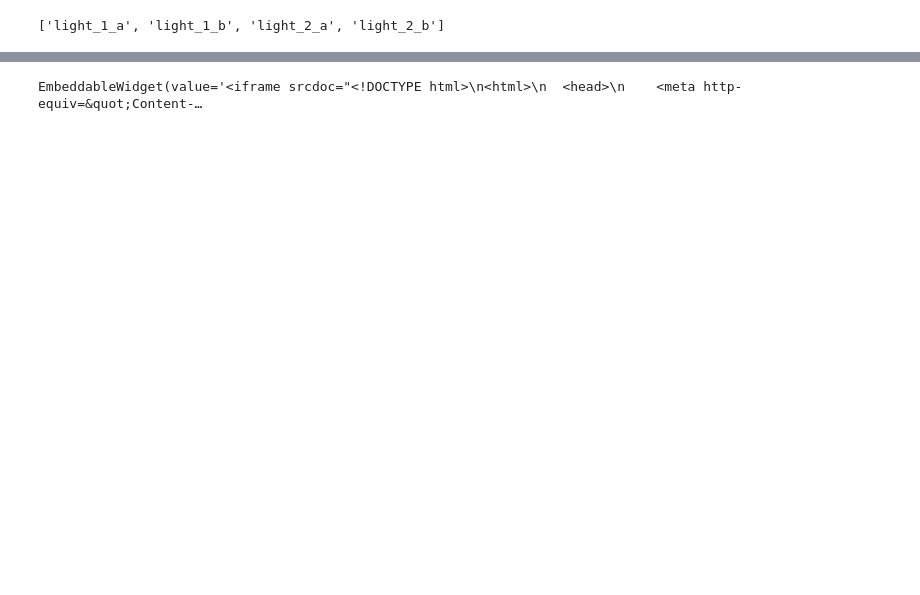
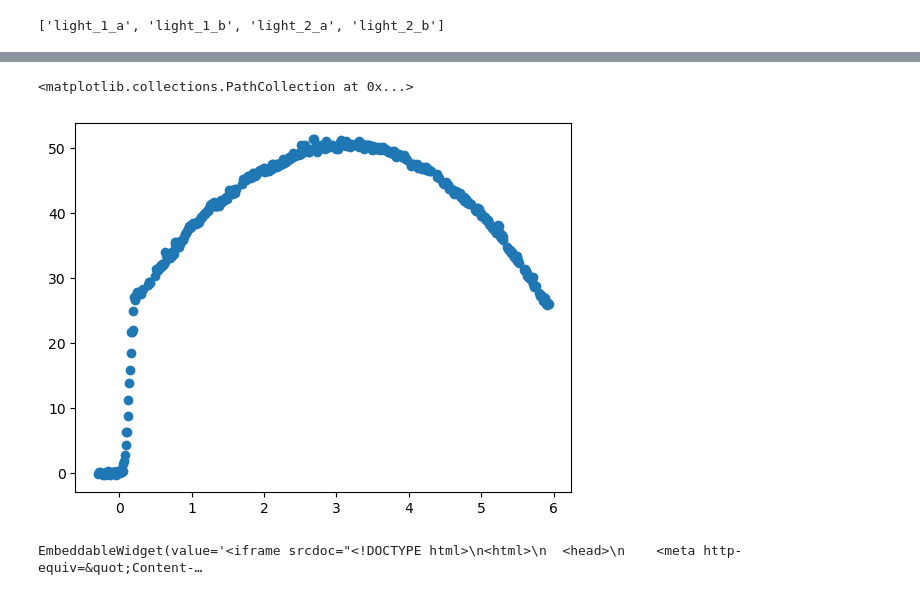
Before and after one commit to vas0x59/empirica_pet_bottle, a Jupyter notebook: proc_rocket/notebook.ipynb, the cells around one changed output, grey strips where cells are left out. Cells and saved outputs as stored; diff of their text form; code cells hidden in the pictures; blank space fills up the shorter version.

```diff
--- a/proc_rocket/notebook.ipynb
+++ b/proc_rocket/notebook.ipynb
@@ -23,6 +24,32 @@ def load_camera_k_d(path):
 # %%
 calib_0 = load_camera_k_d("calibs/" + desc["camera_0"] + ".yaml")
 calib_1 = load_camera_k_d("calibs/" + desc["camera_1"] + ".yaml")
+# %%
+# f = open(sys.argv[1], "rb")
+def load_logger_data(p) -> pd.DataFrame:
+    f = open(p, "rb")
+    data = []
+    N = 4 + 4*10
+    while True:
+        b = f.read(N)
+        if b is None:
+            break
+        if len(b) != N:
+            break
+        # print(b)
+        data.append(struct.unpack("<Lffffffffff", b))
+    f = open("out.csv", "w")
+    f.write("T ms, P pa\n")
+    for i in data:
+        f.write(f"{i[0]},{i[-1]}\n")
+    # print(data, len(data))
+
+    D = np.array([i for i in data])
+    D[:, 0] /= 1000
+    df = pd.DataFrame(D, columns=["t", "gx", "gy", "gz", "ax", "ay", "az", "mx", "my", "mz", "P"])
+    df["h"] = -np.log(df["P"]) *8.31*(273.15 + desc["T"])/9.8/(29/1000)
+    df["h"] -= df["h"].iloc[:4].mean()
+    return df
 # %%
 markers = list(desc["markers"].keys())
 markers
@@ -271,3 +329,8 @@ plt.scatter()
+# %%
+plt.scatter(dl["t"], dl["h"])
+# %% [output]
+<matplotlib.collections.PathCollection at 0x...>
+[figure, added]
 # %%
 import pyvista as pv
 pv.set_jupyter_backend('html')
```
Also changed, not shown: parts of 25 cells of this notebook, 4 other files.
